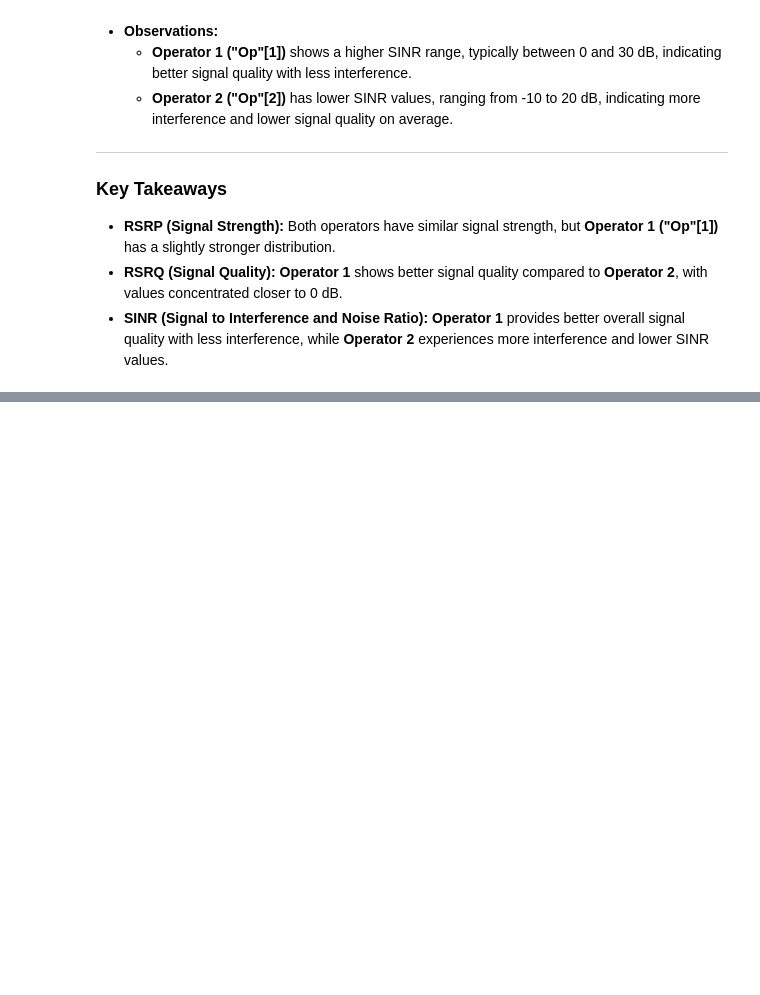
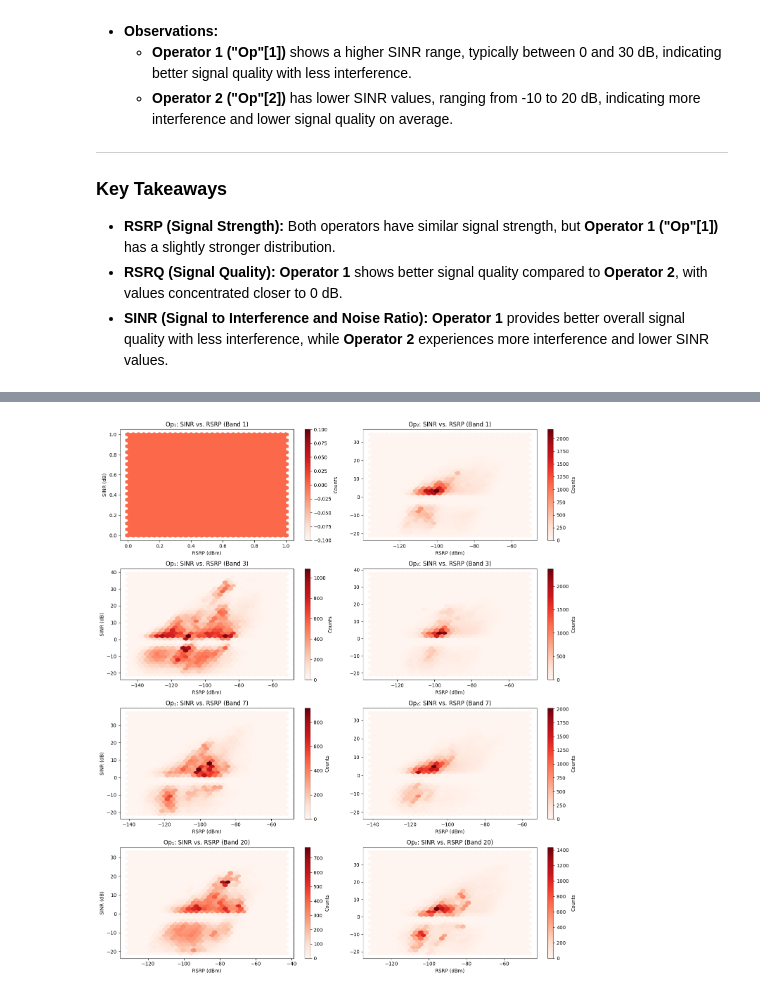
Before and after one commit to carolinevannebo/Remote-Education, a Jupyter notebook: IN5060_Assignment_2.ipynb, the cells around one changed output, grey strips where cells are left out. Drawn from its saved outputs; the diff is of its cells as text; code cells hidden in the pictures; blank space fills up the shorter version.

```diff
--- a/IN5060_Assignment_2.ipynb
+++ b/IN5060_Assignment_2.ipynb
@@ -163,0 +412,30 @@ plt.show()
+# %%
+# Create subplots for each band
+bands = [1, 3, 7, 20]  # The bands you're interested in
+fig, axes = plt.subplots(len(bands), 2, figsize=(14, len(bands) * 4))#, sharex=True, sharey=True)
+
+for i, band in enumerate(bands):
+    # Filter data for the current band
+    op1_band_data = op1_data[op1_data['Band'] == band]
+    op2_band_data = op2_data[op2_data['Band'] == band]
+
+    # Plot for Operator 1
+    hb1 = axes[i, 0].hexbin(op1_band_data['RSRP'], op1_band_data['SINR'], gridsize=30, cmap='Reds')
+    axes[i, 0].set_title(f'Op₁: SINR vs. RSRP (Band {band})')
+    axes[i, 0].set_xlabel('RSRP (dBm)')
+    axes[i, 0].set_ylabel('SINR (dB)')
+
+    # Plot for Operator 2
+    hb2 = axes[i, 1].hexbin(op2_band_data['RSRP'], op2_band_data['SINR'], gridsize=30, cmap='Reds')
+    axes[i, 1].set_title(f'Op₂: SINR vs. RSRP (Band {band})')
+    axes[i, 1].set_xlabel('RSRP (dBm)')
+
+    # Add colorbars to each plot
+    fig.colorbar(hb1, ax=axes[i, 0], label='Counts')
+    fig.colorbar(hb2, ax=axes[i, 1], label='Counts')
+
+# Add x-axis and y-axis ticks to all plots
+plt.tight_layout()
+plt.show()
+# %% [output]
+[figure, added]
```
Also changed, not shown: parts of 6 cells of this notebook.
